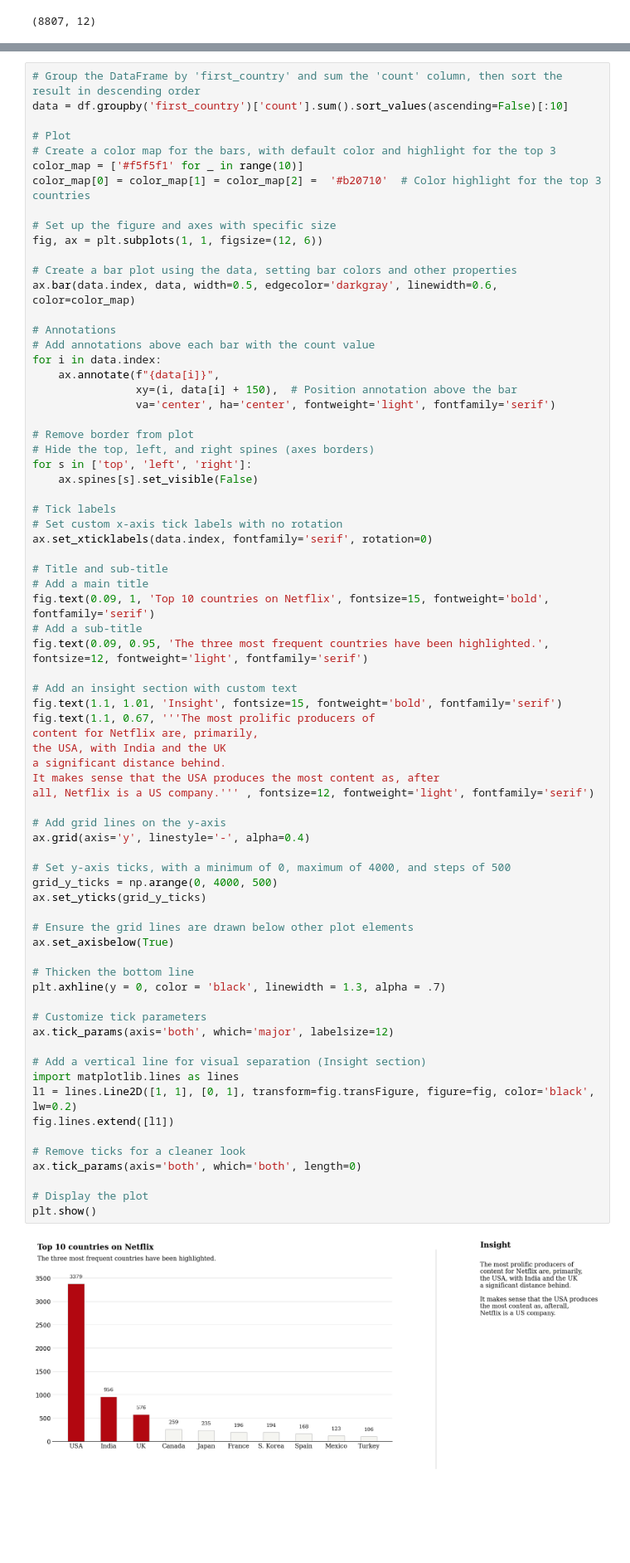
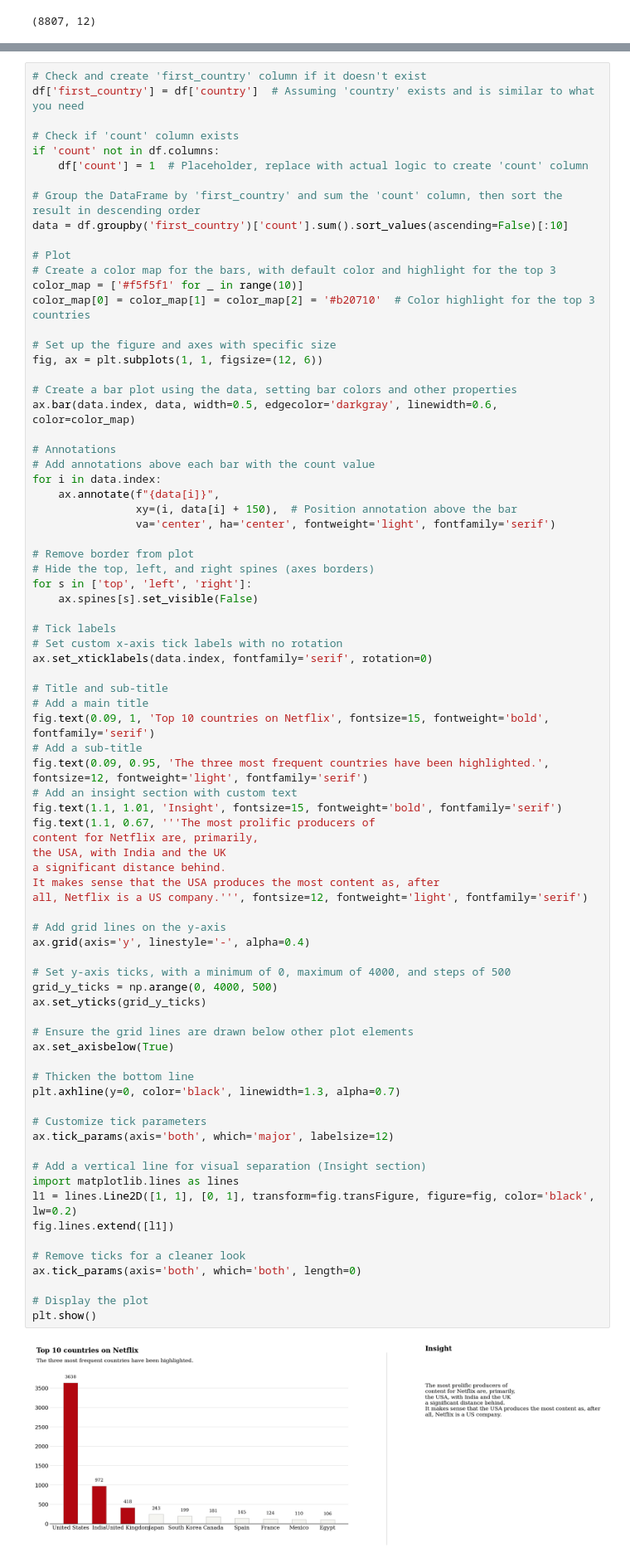
Before and after one commit to Zaariaf/Srpint-1, a Jupyter notebook: netflix_data_visualization.ipynb, the cells around one changed output, grey strips where cells are left out. Shown at 83% size. Saved outputs shown, nothing was run; the diff lists cells and outputs as text; blank space fills up the shorter version.

```diff
--- a/netflix_data_visualization.ipynb
+++ b/netflix_data_visualization.ipynb
@@ -361,11 +447,18 @@ I would imagine that the USA will have the most content.
 # %%
+# Check and create 'first_country' column if it doesn't exist
+df['first_country'] = df['country']  # Assuming 'country' exists and is similar to what you need
+
+# Check if 'count' column exists
+if 'count' not in df.columns:
+    df['count'] = 1  # Placeholder, replace with actual logic to create 'count' column
+
 # Group the DataFrame by 'first_country' and sum the 'count' column, then sort the result in descending order
 data = df.groupby('first_country')['count'].sum().sort_values(ascending=False)[:10]
 
 # Plot
 # Create a color map for the bars, with default color and highlight for the top 3
 color_map = ['#f5f5f1' for _ in range(10)]
-color_map[0] = color_map[1] = color_map[2] =  '#b20710'  # Color highlight for the top 3 countries
+color_map[0] = color_map[1] = color_map[2] = '#b20710'  # Color highlight for the top 3 countries
 
 # Set up the figure and axes with specific size
 fig, ax = plt.subplots(1, 1, figsize=(12, 6))
@@ -394,7 +487,6 @@ ax.set_xticklabels(data.index, fontfamily='serif', rotation=0)
 fig.text(0.09, 1, 'Top 10 countries on Netflix', fontsize=15, fontweight='bold', fontfamily='serif')
 # Add a sub-title
 fig.text(0.09, 0.95, 'The three most frequent countries have been highlighted.', fontsize=12, fontweight='light', fontfamily='serif')
-
 # Add an insight section with custom text
 fig.text(1.1, 1.01, 'Insight', fontsize=15, fontweight='bold', fontfamily='serif')
 fig.text(1.1, 0.67, '''The most prolific producers of
@@ -402,33 +494,33 @@ content for Netflix are, primarily,
 the USA, with India and the UK
 a significant distance behind.
 It makes sense that the USA produces the most content as, after
-all, Netflix is a US company.''' , fontsize=12, fontweight='light', fontfamily='serif')
+all, Netflix is a US company.''', fontsize=12, fontweight='light', fontfamily='serif')
 
 # Add grid lines on the y-axis
 ax.grid(axis='y', linestyle='-', alpha=0.4)
 
 # Set y-axis ticks, with a minimum of 0, maximum of 4000, and steps of 500
 grid_y_ticks = np.arange(0, 4000, 500)
 ax.set_yticks(grid_y_ticks)
 
 # Ensure the grid lines are drawn below other plot elements
 ax.set_axisbelow(True)
 
 # Thicken the bottom line
-plt.axhline(y = 0, color = 'black', linewidth = 1.3, alpha = .7)
+plt.axhline(y=0, color='black', linewidth=1.3, alpha=0.7)
 
 # Customize tick parameters
 ax.tick_params(axis='both', which='major', labelsize=12)
 
 # Add a vertical line for visual separation (Insight section)
 import matplotlib.lines as lines
 l1 = lines.Line2D([1, 1], [0, 1], transform=fig.transFigure, figure=fig, color='black', lw=0.2)
 fig.lines.extend([l1])
 
 # Remove ticks for a cleaner look
 ax.tick_params(axis='both', which='both', length=0)
 
 # Display the plot
 plt.show()
 # %% [output]
-[figure, old version]
+[figure, new version]
```
Also changed, not shown: parts of 57 cells of this notebook.
